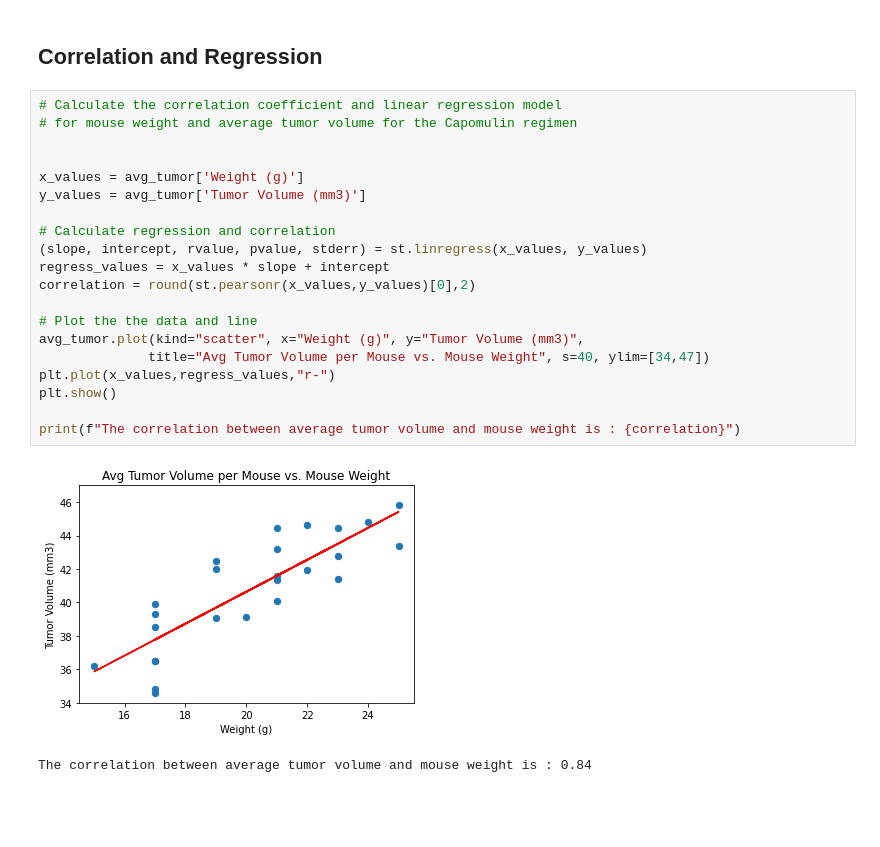
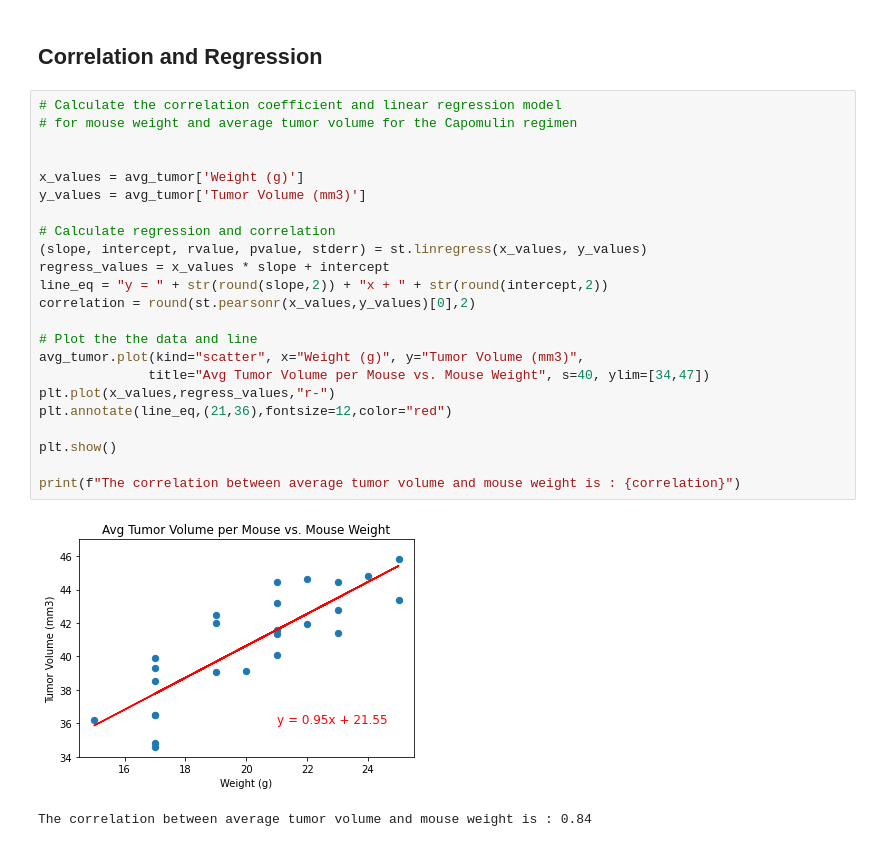
Before and after one commit to saleha456/Matplotlib-Challenge, a Jupyter notebook: Pymaceuticals/pymaceuticals_starter.ipynb, the cells around one changed output. Saved outputs shown, nothing was run; the diff lists cells and outputs as text; blank space fills up the shorter version.

```diff
--- a/Pymaceuticals/pymaceuticals_starter.ipynb
+++ b/Pymaceuticals/pymaceuticals_starter.ipynb
@@ -375,23 +375,26 @@ plt.show()
 # %%
 # Calculate the correlation coefficient and linear regression model
 # for mouse weight and average tumor volume for the Capomulin regimen
 
 
 x_values = avg_tumor['Weight (g)']
 y_values = avg_tumor['Tumor Volume (mm3)']
 
 # Calculate regression and correlation
 (slope, intercept, rvalue, pvalue, stderr) = st.linregress(x_values, y_values)
 regress_values = x_values * slope + intercept
+line_eq = "y = " + str(round(slope,2)) + "x + " + str(round(intercept,2))
 correlation = round(st.pearsonr(x_values,y_values)[0],2)
 
 # Plot the the data and line
 avg_tumor.plot(kind="scatter", x="Weight (g)", y="Tumor Volume (mm3)",
               title="Avg Tumor Volume per Mouse vs. Mouse Weight", s=40, ylim=[34,47])
 plt.plot(x_values,regress_values,"r-")
+plt.annotate(line_eq,(21,36),fontsize=12,color="red")
+
 plt.show()
 
 print(f"The correlation between average tumor volume and mouse weight is : {correlation}")
 # %% [output]
-[figure, old version]
+[figure, new version]
 The correlation between average tumor volume and mouse weight is : 0.84
```
Also changed, not shown: parts of 2 cells of this notebook, 2 other files.
